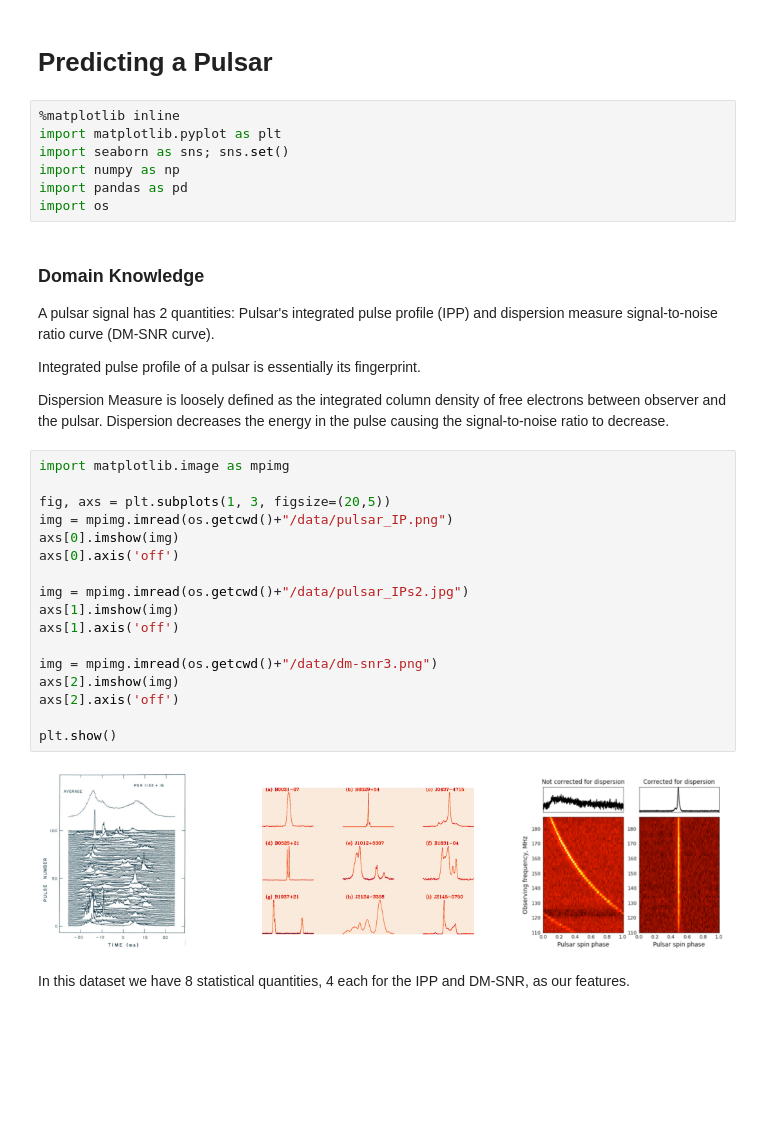
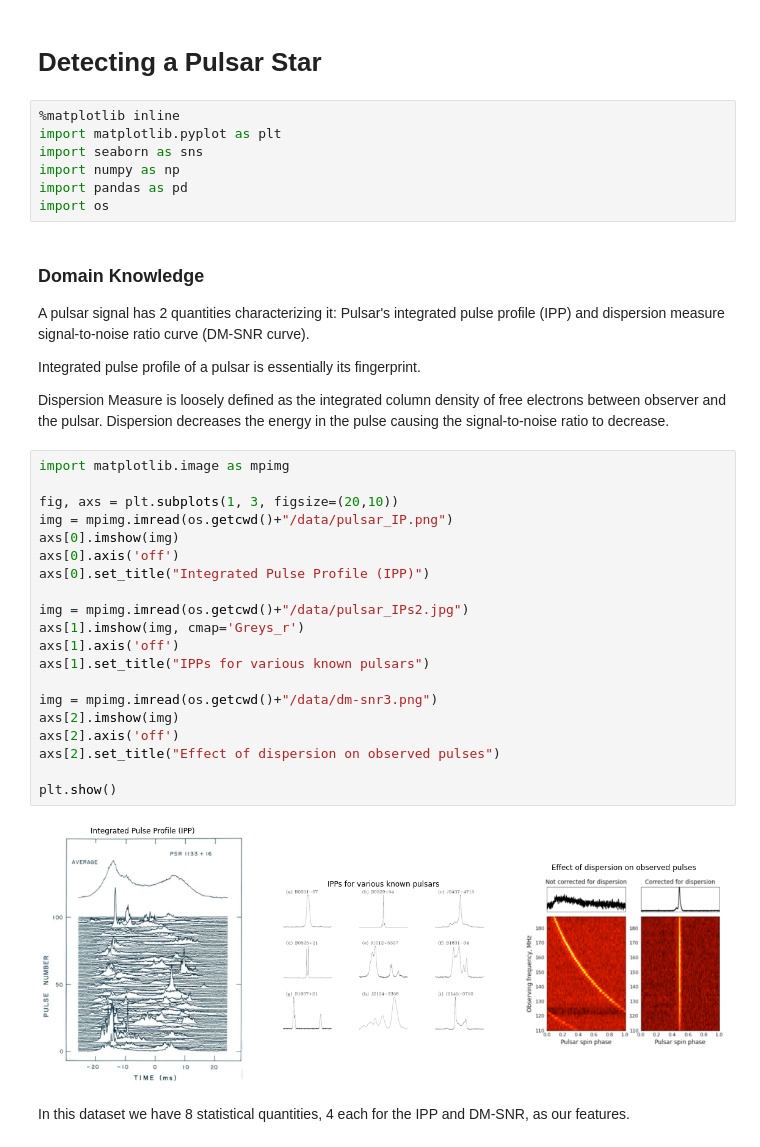
Before and after one commit to madlab-ucr/CS235_CourseProject_Template, a Jupyter notebook: EDA.ipynb, the cells around one changed output. Drawn from its saved outputs; the diff is of its cells as text; blank space fills up the shorter version.

```diff
--- a/EDA.ipynb
+++ b/EDA.ipynb
@@ -1,16 +1,16 @@
 # %% [markdown]
-# Predicting a Pulsar
+# Detecting a Pulsar Star
 # %%
 %matplotlib inline
 import matplotlib.pyplot as plt
-import seaborn as sns; sns.set()
+import seaborn as sns
 import numpy as np
 import pandas as pd
 import os
 # %% [markdown]
 ### Domain Knowledge
 
-A pulsar signal has 2 quantities:  Pulsar's integrated pulse profile (IPP) and dispersion measure signal-to-noise ratio curve (DM-SNR curve).
+A pulsar signal has 2 quantities characterizing it:  Pulsar's integrated pulse profile (IPP) and dispersion measure signal-to-noise ratio curve (DM-SNR curve).
 
 Integrated pulse profile of a pulsar is essentially its fingerprint.
 
@@ -18,22 +18,25 @@ Dispersion Measure is loosely defined as the integrated column density of free e
 # %%
 import matplotlib.image as mpimg
 
-fig, axs = plt.subplots(1, 3, figsize=(20,5))
+fig, axs = plt.subplots(1, 3, figsize=(20,10))
 img = mpimg.imread(os.getcwd()+"/data/pulsar_IP.png")
 axs[0].imshow(img)
 axs[0].axis('off')
+axs[0].set_title("Integrated Pulse Profile (IPP)")
 
 img = mpimg.imread(os.getcwd()+"/data/pulsar_IPs2.jpg")
-axs[1].imshow(img)
+axs[1].imshow(img, cmap='Greys_r')
 axs[1].axis('off')
+axs[1].set_title("IPPs for various known pulsars")
 
 img = mpimg.imread(os.getcwd()+"/data/dm-snr3.png")
 axs[2].imshow(img)
 axs[2].axis('off')
+axs[2].set_title("Effect of dispersion on observed pulses")
 
 plt.show()
 # %% [output]
-[figure, old version]
+[figure, new version]
 # %% [markdown]
 In this dataset we have 8 statistical quantities, 4 each for the IPP and DM-SNR, as our features.
 # %%
```
Also changed, not shown: parts of 14 cells of this notebook.
